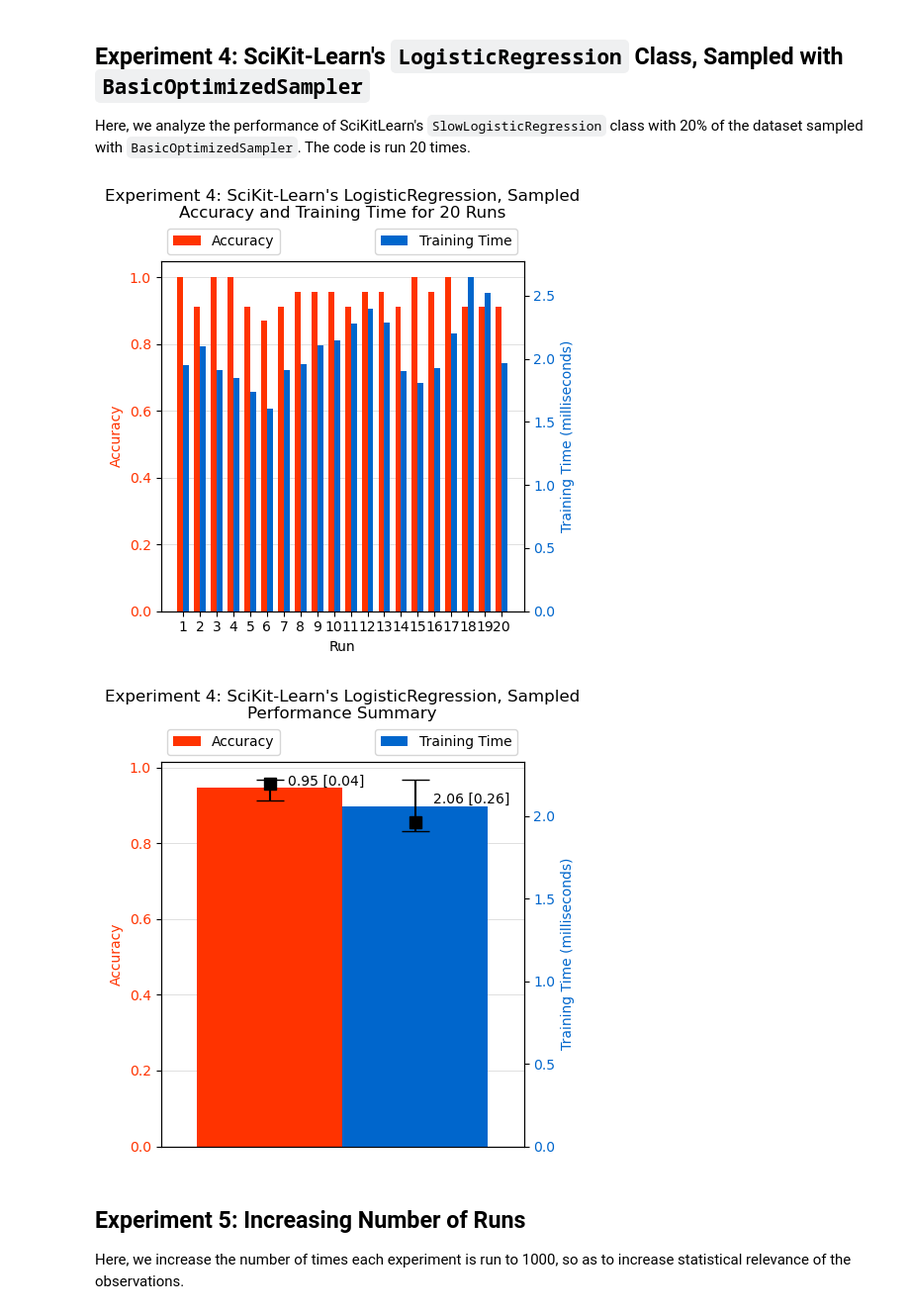
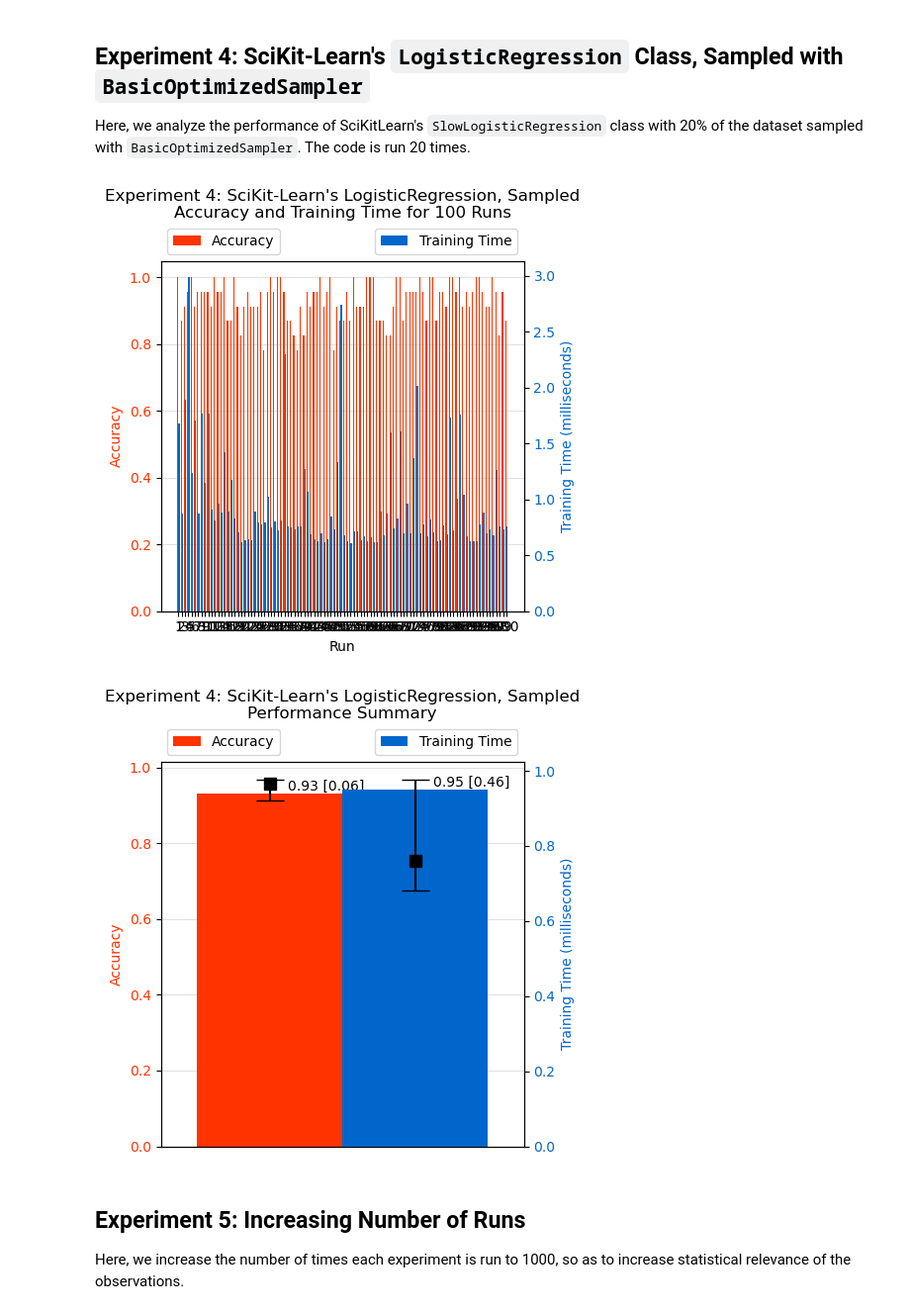
Before and after one commit to luizparente/logistic-regression, a Jupyter notebook: src/experiments/BasicLeverageScoresSampler_BreastCancer.ipynb, the cells around one changed output. Shown: that part at 99% size. Saved outputs shown, nothing was run; the diff lists cells and outputs as text; code cells hidden in the pictures.

```diff
--- a/src/experiments/BasicLeverageScoresSampler_BreastCancer.ipynb
+++ b/src/experiments/BasicLeverageScoresSampler_BreastCancer.ipynb
@@ -319,13 +319,13 @@ Here, we analyze the performance of SciKitLearn's `SlowLogisticRegression` class
 # %%
 data = load_breast_cancer()
 X = data.data
 y = data.target
 
-accuracies, training_times = run_experiment4(X, y, 20)
+accuracies, training_times = run_experiment4(X, y, 100)
 plot_results(accuracies, training_times, "Experiment 4: SciKit-Learn's LogisticRegression, Sampled", 'milliseconds', True)
 # %% [output]
-[figure, old version]
+[figure, new version]
-[figure, old version]
+[figure, new version]
 # %% [markdown]
 ## Experiment 5: Increasing Number of Runs
 
```
Also changed, not shown: parts of 5 cells of this notebook, 4 other files.
